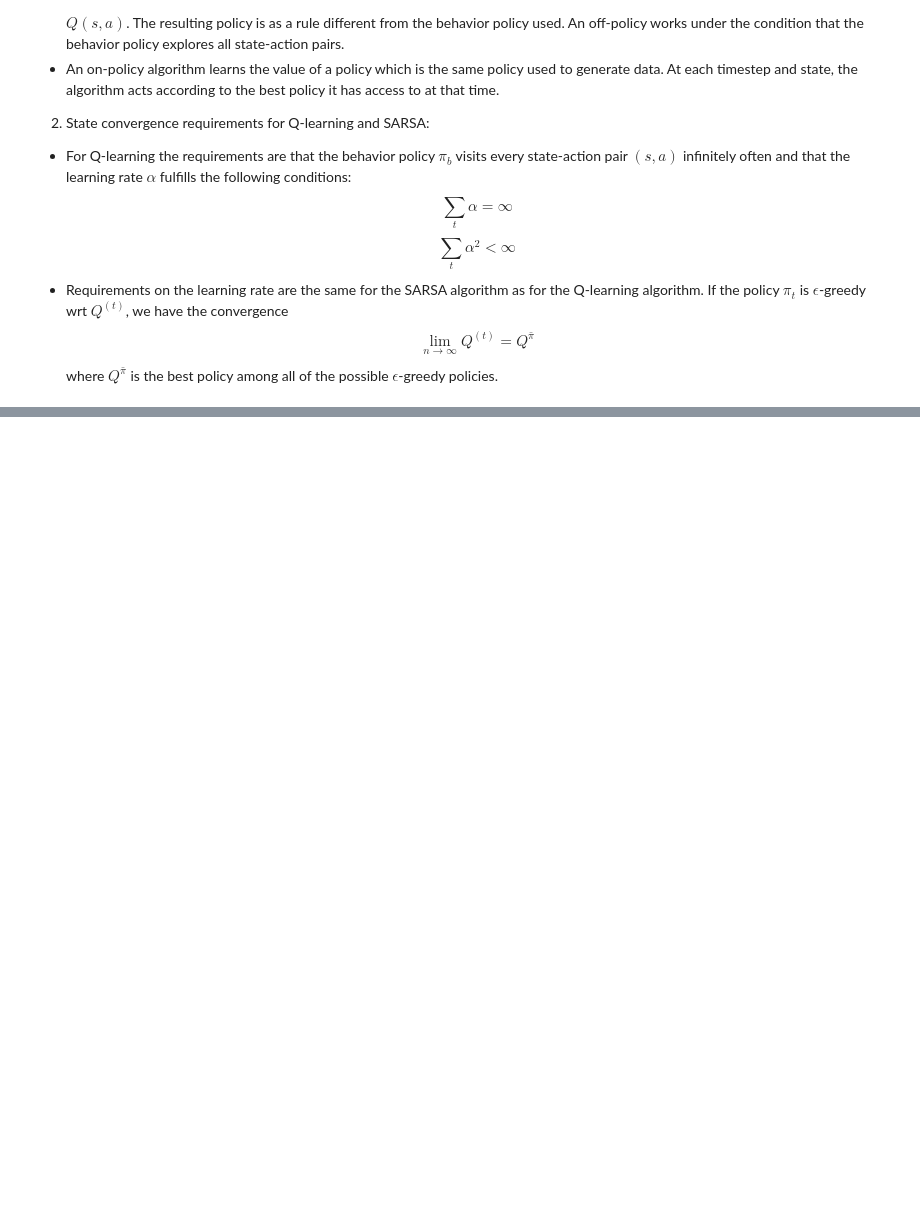
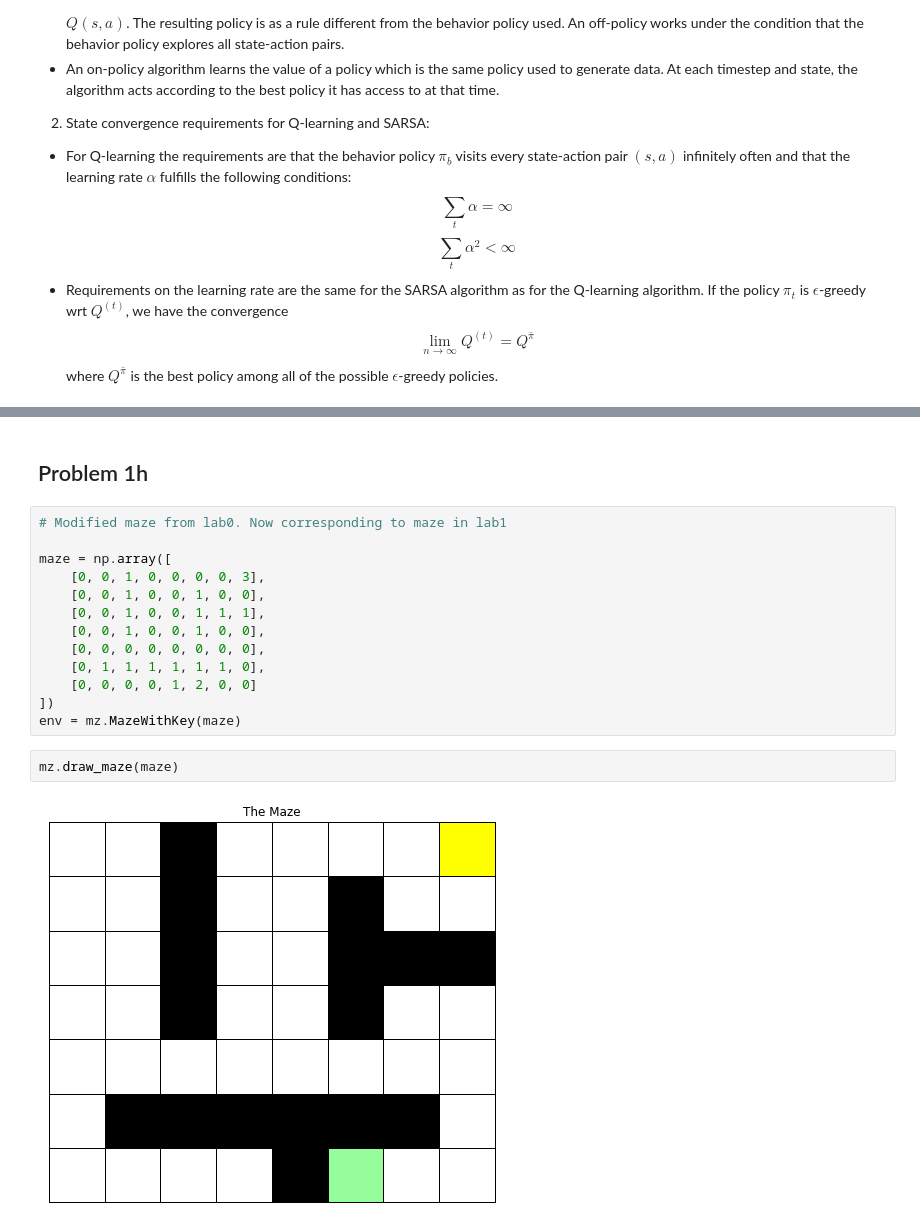
Before and after one commit to lxpr/EL2805-Reinforcement-Learning-Labs, a Jupyter notebook: lab1/Lab_1.ipynb, the cells around one changed output, grey strips where cells are left out. Drawn from its saved outputs; the diff is of its cells as text; blank space fills up the shorter version.

Commit message:
Modified problem

```diff
--- a/lab1/Lab_1.ipynb
+++ b/lab1/Lab_1.ipynb
@@ -275,3 +274,22 @@ In this way, with consideration to the possible actions of the minotaur, the kne
 #### Introduction of keys
 
 The introduction of keys in position C could be solved by adding an extra dimension to the state space, indicating whether the keys have been found or not. The rewards will remain mostly the same, taking a legal step will be associated with a reward of -1 and walking into a wall, being eaten or dying of poison will be rewarded with -100. If the keys have not yet been found (the player has not yet been in position C), the reward for reaching the end position B will also be associated with a reward of -1, however. As soon as the player reaches position C and finds the keys the exit position B will again be associated with a zero reward. In this way, the player should learn to first visit C and then proceed to B.
+# %% [markdown]
+## Problem 1h
+# %%
+# Modified maze from lab0. Now corresponding to maze in lab1
+
+maze = np.array([
+    [0, 0, 1, 0, 0, 0, 0, 3],
+    [0, 0, 1, 0, 0, 1, 0, 0],
+    [0, 0, 1, 0, 0, 1, 1, 1],
+    [0, 0, 1, 0, 0, 1, 0, 0],
+    [0, 0, 0, 0, 0, 0, 0, 0],
+    [0, 1, 1, 1, 1, 1, 1, 0],
+    [0, 0, 0, 0, 1, 2, 0, 0]
+])
+env = mz.MazeWithKey(maze)
+# %%
+mz.draw_maze(maze)
+# %% [output]
+[figure, added]
```
Also changed, not shown: parts of 3 cells of this notebook, 1 other file.
